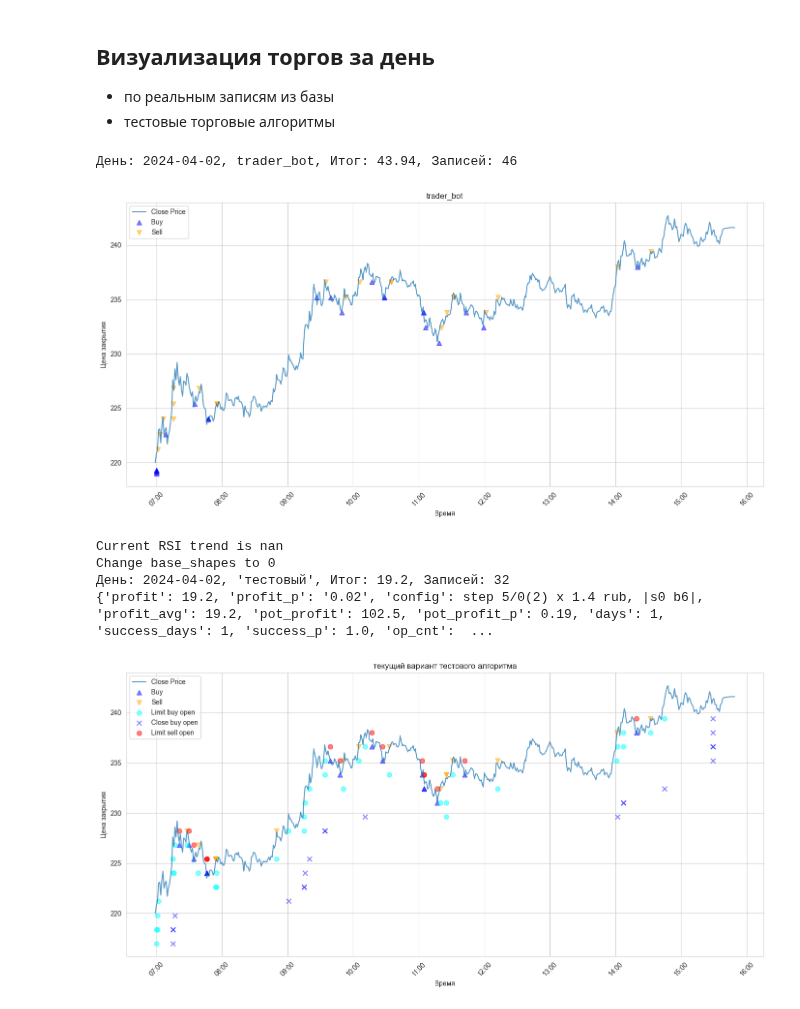
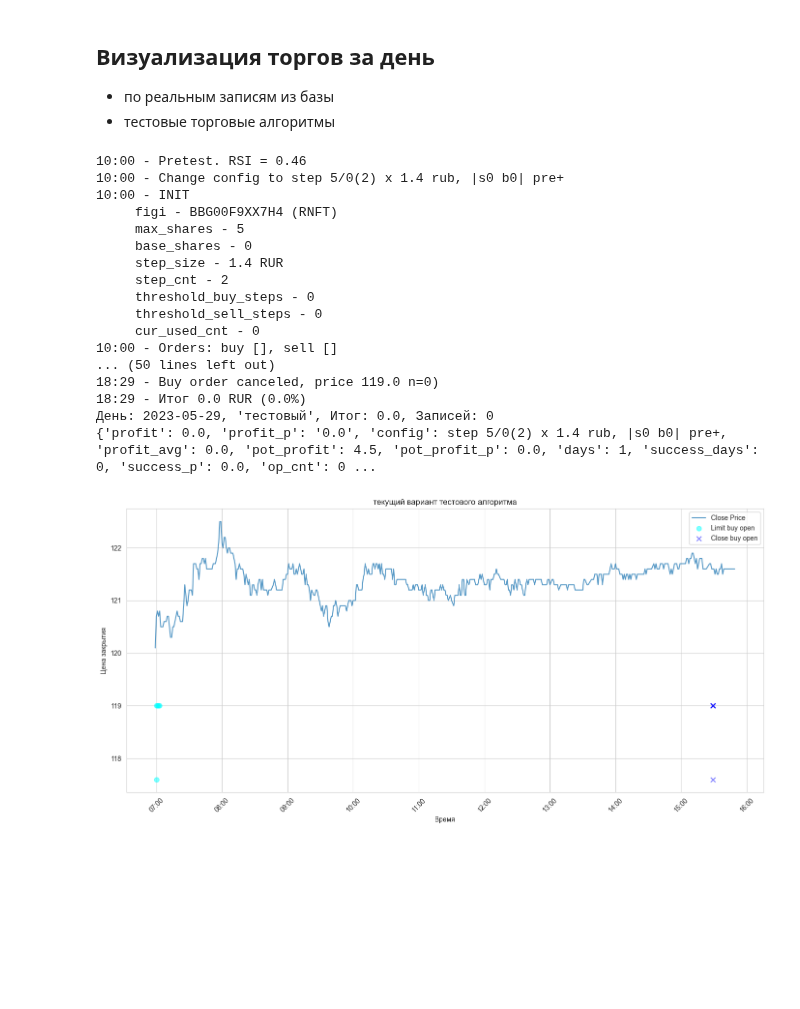
Before and after one commit to sapozhkov/fin, a Jupyter notebook: t_day_vis.ipynb, the cells around one changed output. Cells and saved outputs as stored; diff of their text form; code cells hidden in the pictures; blank space fills up the shorter version.

```diff
--- a/t_day_vis.ipynb
+++ b/t_day_vis.ipynb
@@ -67,40 +67,52 @@ def show_test_alg(date_):
             step_cnt=2,
             threshold_buy_steps=6,
             threshold_sell_steps=0,
+            do_pretest=True,
 
             sleep_trading=1 * 60,
         ),
     )
 
     print(f"День: {date_}, 'тестовый', Итог: {result['profit']}, Записей: {result['op_cnt']}")
     print(result)
 
     viz.draw(
         date_,
         test_alg.accounting_helper.get_deals(),
         test_alg.accounting_helper.get_orders(),
         'текущий вариант тестового алгоритма'
     )
 
 results = historical_trade.get_daily_totals(date, alg_name)
 
 for obj in results:
     print(f"День: {obj.date}, {obj.alg_name}, "
           f"{'Итог' if obj.is_closed else 'Подытог'}: {obj.total}, "
           f"Записей: {obj.cnt}")
     viz.draw(
         obj.date,
         historical_trade.get_deals(obj.date, obj.alg_name),
         [],
         obj.alg_name
     )
 
 show_test_alg(date)
 # %% [output]
-День: 2024-04-02, trader_bot, Итог: 43.94, Записей: 46
+10:00 - Pretest. RSI = 0.46
+10:00 - Change config to step 5/0(2) x 1.4 rub, |s0 b0| pre+
+10:00 - INIT
+     figi - BBG00F9XX7H4 (RNFT)
+     max_shares - 5
+     base_shares - 0
+     step_size - 1.4 RUR
+     step_cnt - 2
+     threshold_buy_steps - 0
+     threshold_sell_steps - 0
+     cur_used_cnt - 0
+10:00 - Orders: buy [], sell []
+... (50 lines left out)
+18:29 - Buy order canceled, price 119.0 n=0)
+18:29 - Итог 0.0 RUR (0.0%)
+День: 2023-05-29, 'тестовый', Итог: 0.0, Записей: 0
+{'profit': 0.0, 'profit_p': '0.0', 'config': step 5/0(2) x 1.4 rub, |s0 b0| pre+, 'profit_avg': 0.0, 'pot_profit': 4.5, 'pot_profit_p': 0.0, 'days': 1, 'success_days': 0, 'success_p': 0.0, 'op_cnt': 0 ...
-[figure, old version]
+[figure, new version]
-Current RSI trend is nan
-Change base_shapes to 0
-День: 2024-04-02, 'тестовый', Итог: 19.2, Записей: 32
-{'profit': 19.2, 'profit_p': '0.02', 'config': step 5/0(2) x 1.4 rub, |s0 b6|, 'profit_avg': 19.2, 'pot_profit': 102.5, 'pot_profit_p': 0.19, 'days': 1, 'success_days': 1, 'success_p': 1.0, 'op_cnt':  ...
-[figure, removed]
```
Also changed, not shown: 3 other files.
